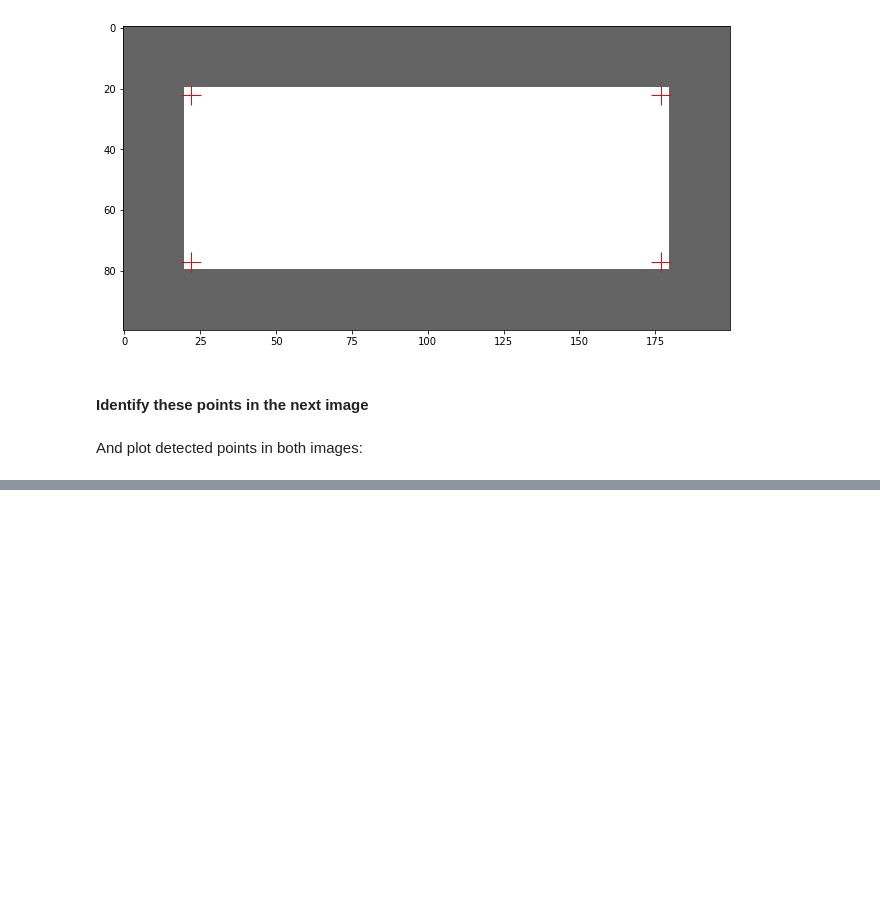
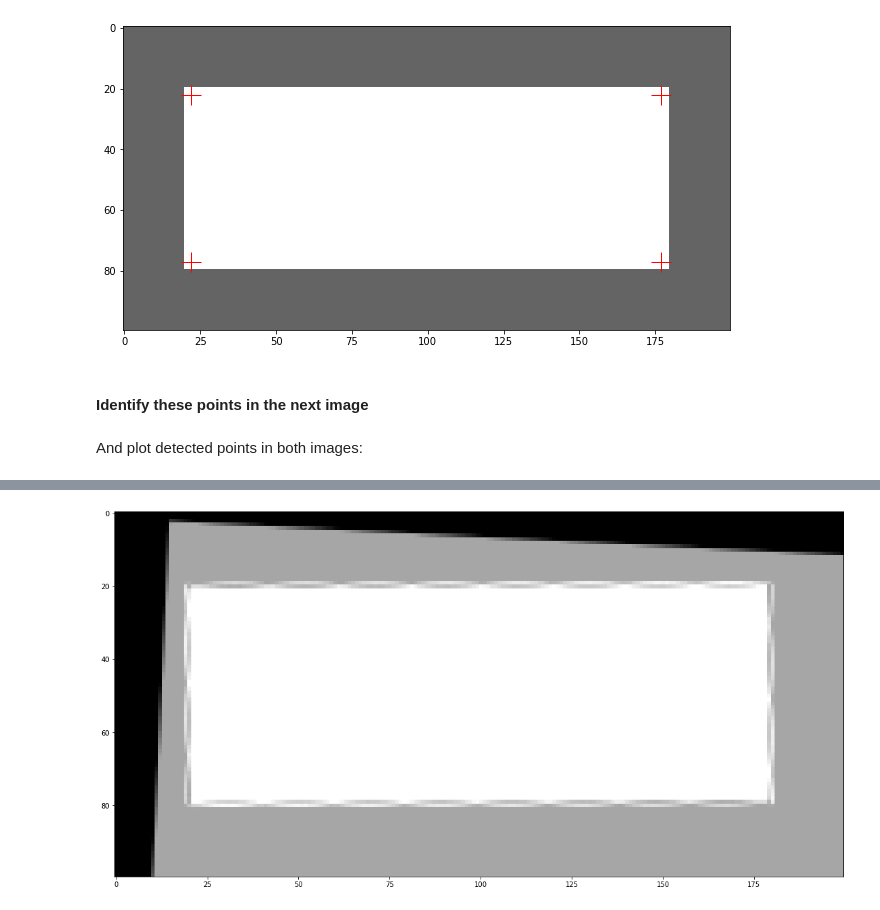
Before and after one commit to jgliss/pylapsy, a Jupyter notebook: dev/notebooks/compare_perspective_correction.ipynb, the cells around one changed output, grey strips where cells are left out. Cells and saved outputs as stored; diff of their text form; code cells hidden in the pictures; blank space fills up the shorter version.

```diff
--- a/dev/notebooks/compare_perspective_correction.ipynb
+++ b/dev/notebooks/compare_perspective_correction.ipynb
@@ -74,0 +72,3 @@ array([[  0.9986508 ,   0.04694408, -15.14685194],
+# %%
+m = ply.utils.find_homography(p1, p0)
+m
@@ -74,0 +79,2 @@ array([[  0.9986508 ,   0.04694408, -15.14685194],
+# %%
+img2_shifted = ply.utils.shift_image(img2, m)
@@ -74,0 +91,4 @@ array([[  0.9986508 ,   0.04694408, -15.14685194],
+# %%
+ply.Image(img1 + img2_shifted).show();
+# %% [output]
+[figure, added]
```
Also changed, not shown: parts of 7 cells of this notebook, 7 other files.
